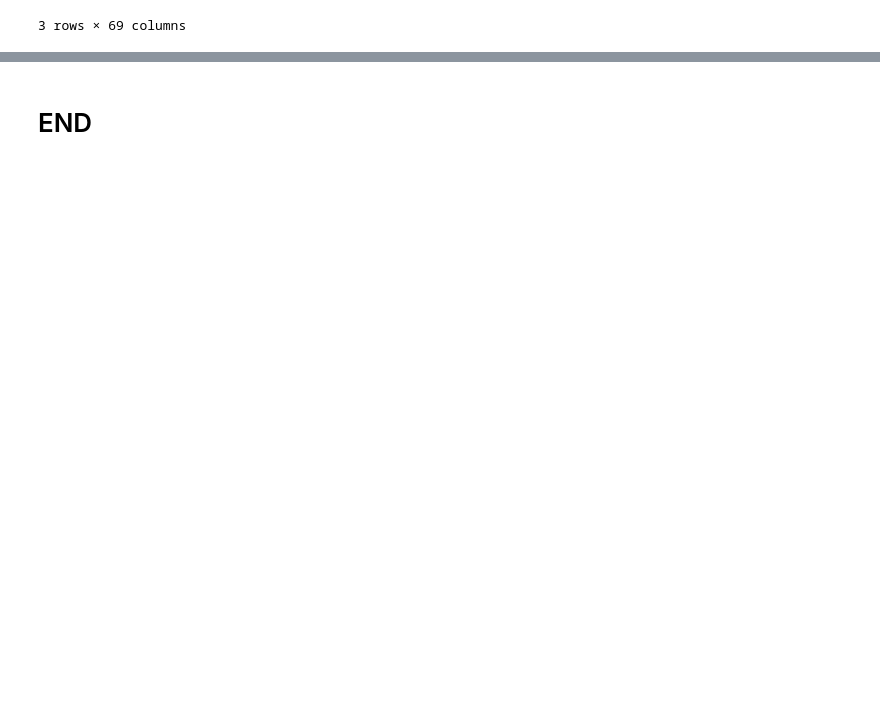
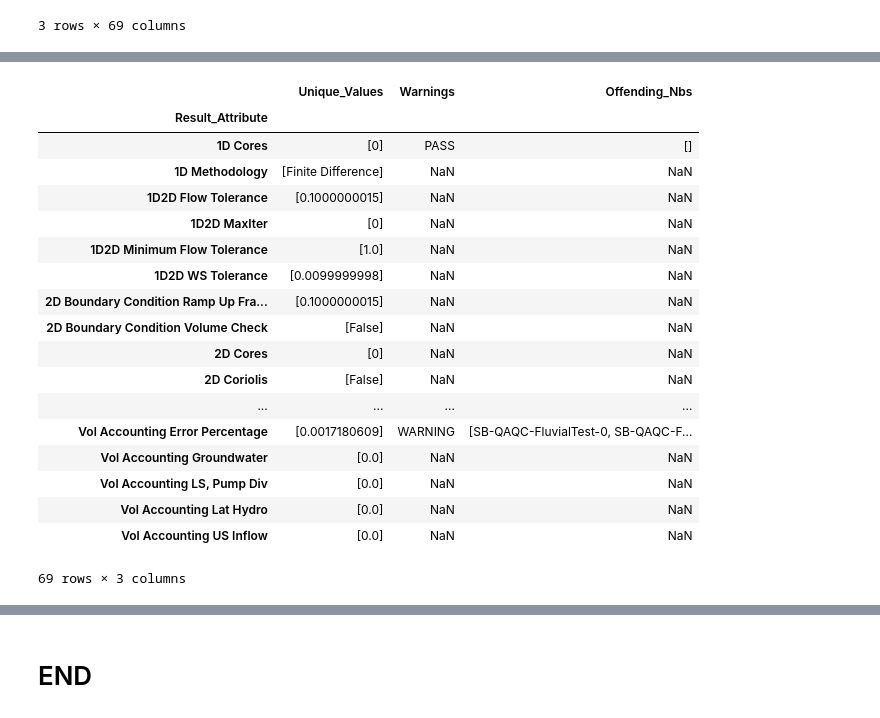
Before and after one commit to Dewberry/hecrasio, a Jupyter notebook: notebooks/PM-QAQC-FluvialTest.ipynb, the cells around one changed output, grey strips where cells are left out. Cells and saved outputs as stored; diff of their text form; code cells hidden in the pictures; blank space fills up the shorter version.

Commit message:
Update notebook
Added in functionality to report invalid results.

```diff
--- a/notebooks/PM-QAQC-FluvialTest.ipynb
+++ b/notebooks/PM-QAQC-FluvialTest.ipynb
@@ -453,0 +50,5 @@ log(in_dir, file_name, in_text=None, start=None, end=None, exception=None)
+# %%
+df = pd.DataFrame(columns=['Unique_Values', 'Warnings', 'Offending_Nbs'])
+df['Result_Attribute'] = pd.Index(list(results_table.columns))
+df.set_index('Result_Attribute', drop=True, inplace=True)
+df.head(5)
@@ -453,0 +63,19 @@ log(in_dir, file_name, in_text=None, start=None, end=None, exception=None)
+# %%
+for i in df.index:
+    dtype = type(results_table[i][0])
+    if dtype is int or dtype is float:
+        df.loc[i]['Unique_Values'] = list(np.unique(results_table[i]))
+    elif dtype is str:
+        df.loc[i]['Unique_Values'] = list(set(results_table[i]))
+    elif dtype is list:
+        series_list = [elem[0] for elem in results_table[i]]
+        list_dtype = type(series_list[0])
+        if list_dtype is int or list_dtype is float:
+            df.loc[i]['Unique_Values'] = list(np.unique(series_list))
+        elif list_dtype is str:
+            df.loc[i]['Unique_Values'] = list(set(series_list))
+        else:
+            print("Dtype {} is not currently supported for variable {}".format(dtype, i))
+    else:
+        print("Dtype {} is not currently supported for variable {}".format(dtype, i))
+df.head(5)
@@ -453,0 +90,17 @@ log(in_dir, file_name, in_text=None, start=None, end=None, exception=None)
+# %%
+# Example warnings
+for i in df.index:
+    values = df.loc[i][0]
+    if i == '1D Cores':
+        t1 = 0
+        df.loc[i]['Warnings'] = 'WARNING' if any([value > t1 for value in values]) else 'PASS'
+        df.loc[i]['Offending_Nbs'] = [results_table.index[i] for i, value in enumerate(list(results_table[i])) if value > t1]
+    elif i == 'Vol Accounting Error':
+        t2 = 30
+        df.loc[i]['Warnings'] = 'WARNING' if any([value > t2 for value in values]) else 'PASS'
+        df.loc[i]['Offending_Nbs'] = [results_table.index[i] for i, value in enumerate(list(results_table[i])) if value > t2]
+    elif i == 'Vol Accounting Error Percentage':
+        t3 = 0.001
+        df.loc[i]['Warnings'] = 'WARNING' if any([value > t3 for value in values]) else 'PASS'
+        df.loc[i]['Offending_Nbs'] = [results_table.index[i] for i, value in enumerate(list(results_table[i])) if value > t3]
+df.head(5)
@@ -453,0 +115,22 @@ log(in_dir, file_name, in_text=None, start=None, end=None, exception=None)
+# %%
+df
+# %% [output]
+|  | Unique_Values | Warnings | Offending_Nbs |
+| Result_Attribute |  |  |  |
+| 1D Cores | [0] | PASS | [] |
+| 1D Methodology | [Finite Difference] | NaN | NaN |
+| 1D2D Flow Tolerance | [0.1000000015] | NaN | NaN |
+| 1D2D MaxIter | [0] | NaN | NaN |
+| 1D2D Minimum Flow Tolerance | [1.0] | NaN | NaN |
+| 1D2D WS Tolerance | [0.0099999998] | NaN | NaN |
+| 2D Boundary Condition Ramp Up Fra... | [0.1000000015] | NaN | NaN |
+| 2D Boundary Condition Volume Check | [False] | NaN | NaN |
+| 2D Cores | [0] | NaN | NaN |
+| 2D Coriolis | [False] | NaN | NaN |
+| ... | ... | ... | ... |
+| Vol Accounting Error Percentage | [0.0017180609] | WARNING | [SB-QAQC-FluvialTest-0, SB-QAQC-F... |
+| Vol Accounting Groundwater | [0.0] | NaN | NaN |
+| Vol Accounting LS, Pump Div | [0.0] | NaN | NaN |
+| Vol Accounting Lat Hydro | [0.0] | NaN | NaN |
+| Vol Accounting US Inflow | [0.0] | NaN | NaN |
+69 rows × 3 columns
```
Also changed, not shown: parts of 46 cells of this notebook.
